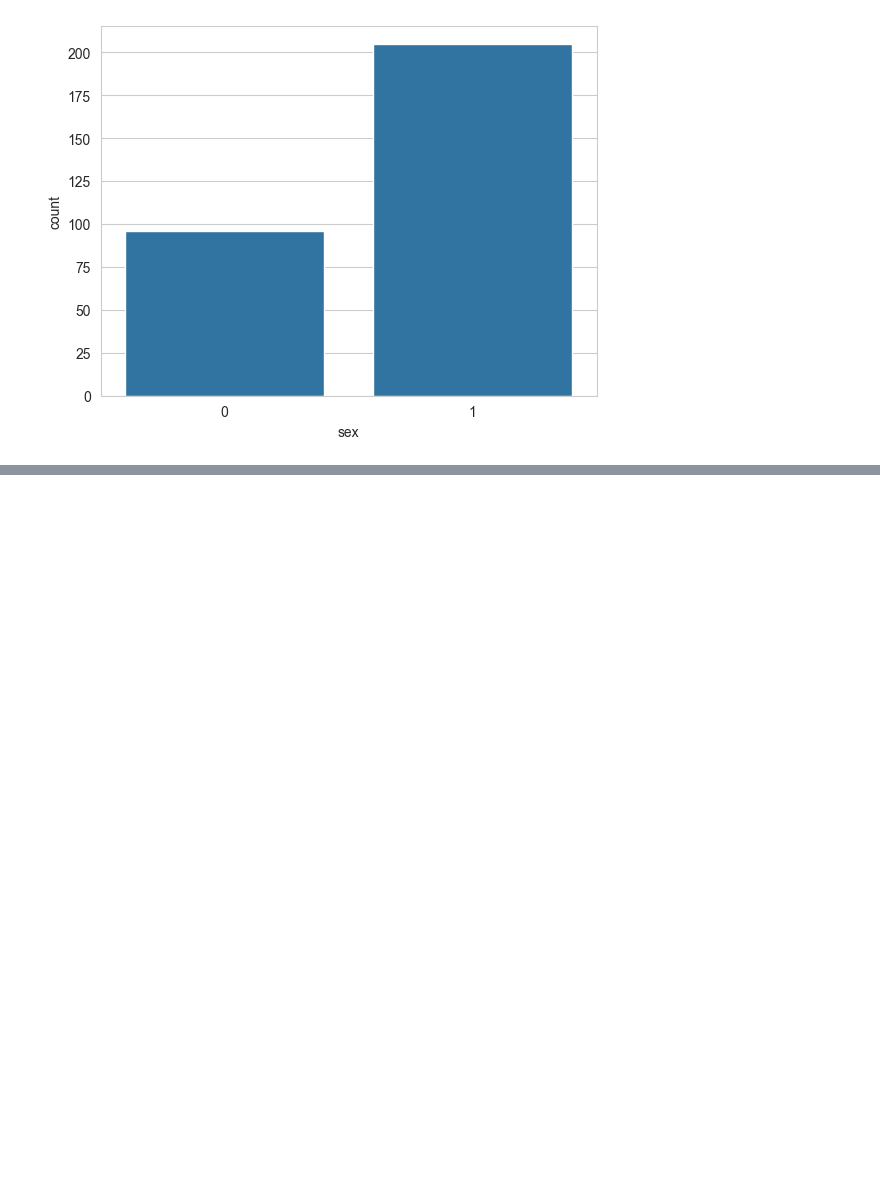
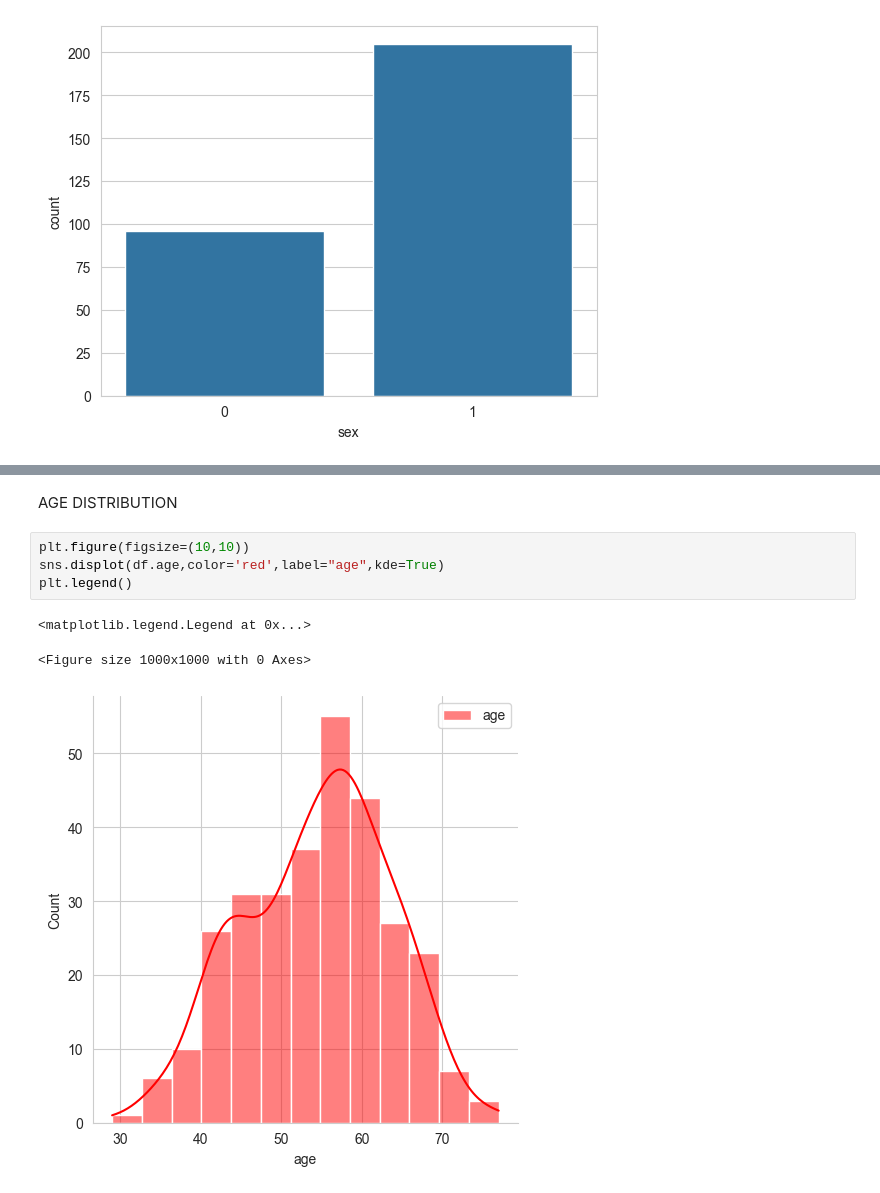
Before and after one commit to saloni-sys/Scikit-Learn-Projects, a Jupyter notebook: heart attack prediction analysis.ipynb, the cells around one changed output, grey strips where cells are left out. Drawn from its saved outputs; the diff is of its cells as text; blank space fills up the shorter version.

```diff
--- a/heart attack prediction analysis.ipynb
+++ b/heart attack prediction analysis.ipynb
@@ -64,0 +78,10 @@ Number of people having sex as 1 are205 and Number of people having sex as 0 are
+# %% [markdown]
+AGE DISTRIBUTION
+# %%
+plt.figure(figsize=(10,10))
+sns.displot(df.age,color='red',label="age",kde=True)
+plt.legend()
+# %% [output]
+<matplotlib.legend.Legend at 0x...>
+<Figure size 1000x1000 with 0 Axes>
+[figure, added]
```
Also changed, not shown: parts of 1 cell of this notebook.
